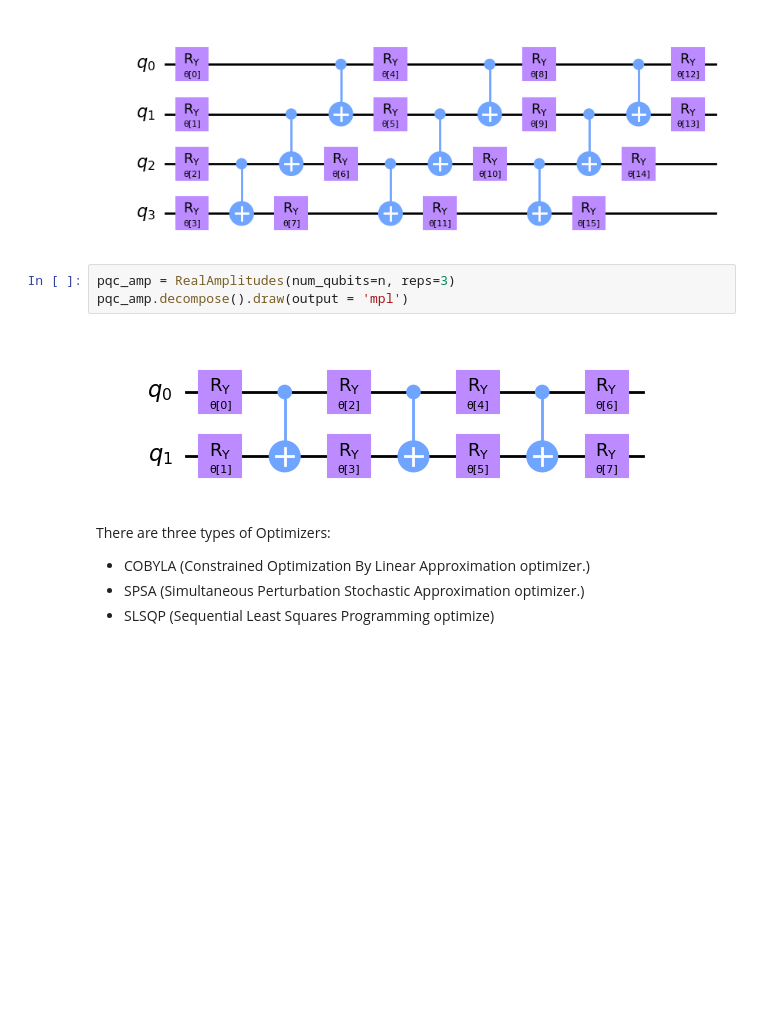
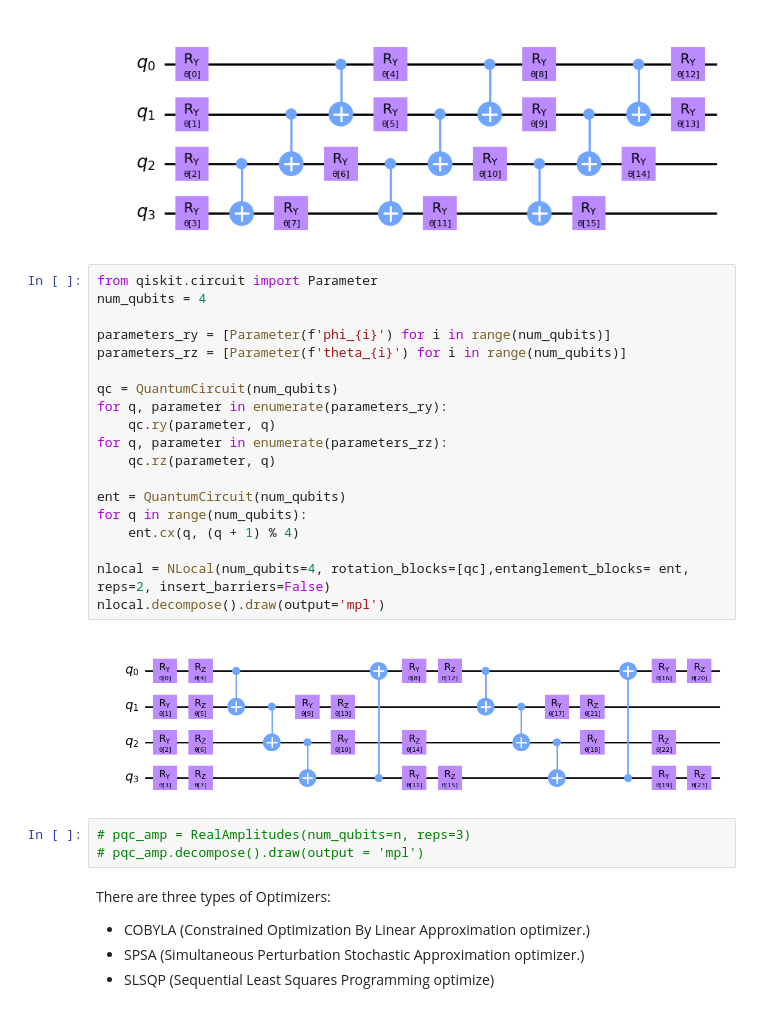
Before and after one commit to EdoardoZappia/Fraud-Detection-with-QML, a Jupyter notebook: qvc.ipynb, the cells around one changed output. Saved outputs shown, nothing was run; the diff lists cells and outputs as text; blank space fills up the shorter version.

```diff
--- a/qvc.ipynb
+++ b/qvc.ipynb
@@ -205,11 +232,30 @@ pqc = RealAmplitudes(num_qubits=4, reps=3)  # num_qubits = num_features
 pqc.decompose().draw(output='mpl')
 # %% [output]
 [figure]
+# %%
+from qiskit.circuit import Parameter
+num_qubits = 4
+
+parameters_ry = [Parameter(f'phi_{i}') for i in range(num_qubits)]
+parameters_rz = [Parameter(f'theta_{i}') for i in range(num_qubits)]
+
+qc = QuantumCircuit(num_qubits)
+for q, parameter in enumerate(parameters_ry):
+    qc.ry(parameter, q)
+for q, parameter in enumerate(parameters_rz):
+    qc.rz(parameter, q)
+
+ent = QuantumCircuit(num_qubits)
+for q in range(num_qubits):
+    ent.cx(q, (q + 1) % 4)
+
+nlocal = NLocal(num_qubits=4, rotation_blocks=[qc],entanglement_blocks= ent, reps=2, insert_barriers=False)
+nlocal.decompose().draw(output='mpl')
+# %% [output]
+[figure, added]
 # %%
-pqc_amp = RealAmplitudes(num_qubits=n, reps=3)
-pqc_amp.decompose().draw(output = 'mpl')
+# pqc_amp = RealAmplitudes(num_qubits=n, reps=3)
+# pqc_amp.decompose().draw(output = 'mpl')
-# %% [output]
-[figure, removed]
 # %% [markdown]
 There are three types of Optimizers:
 
```
Also changed, not shown: parts of 75 cells of this notebook.
